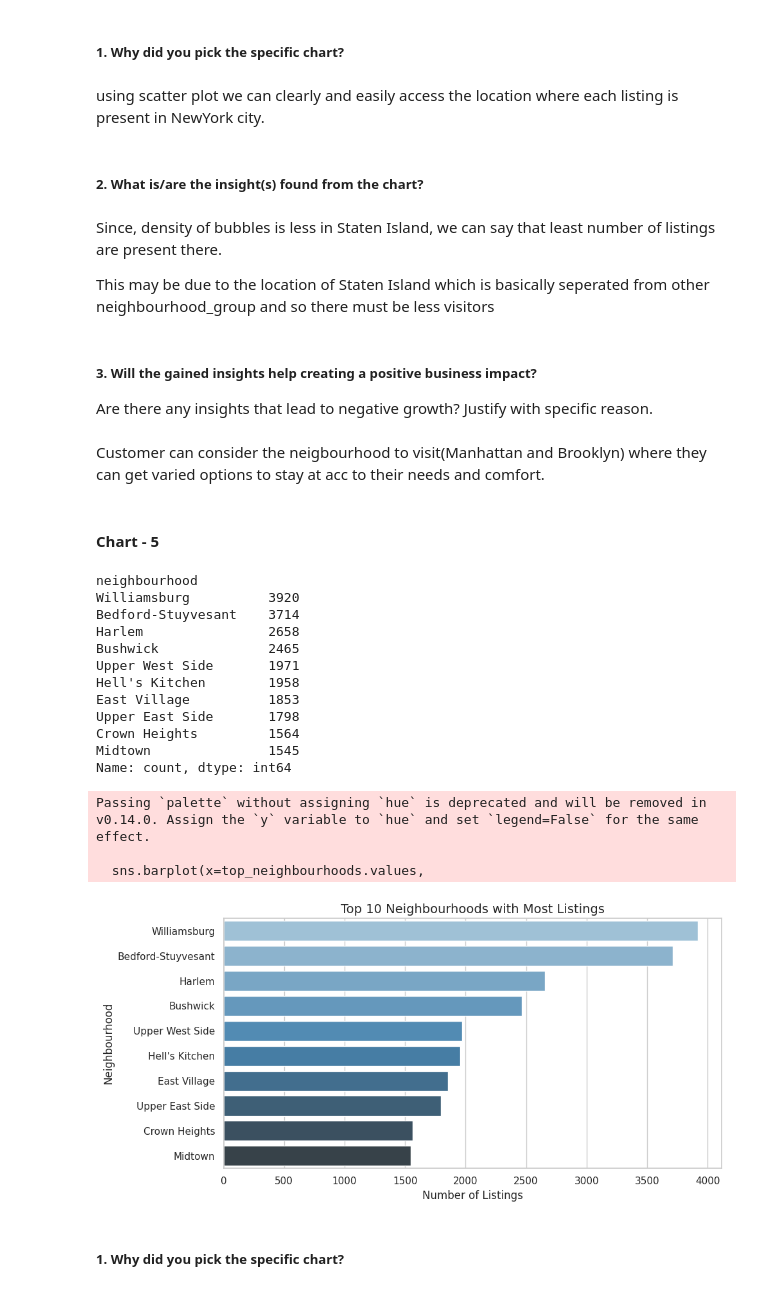
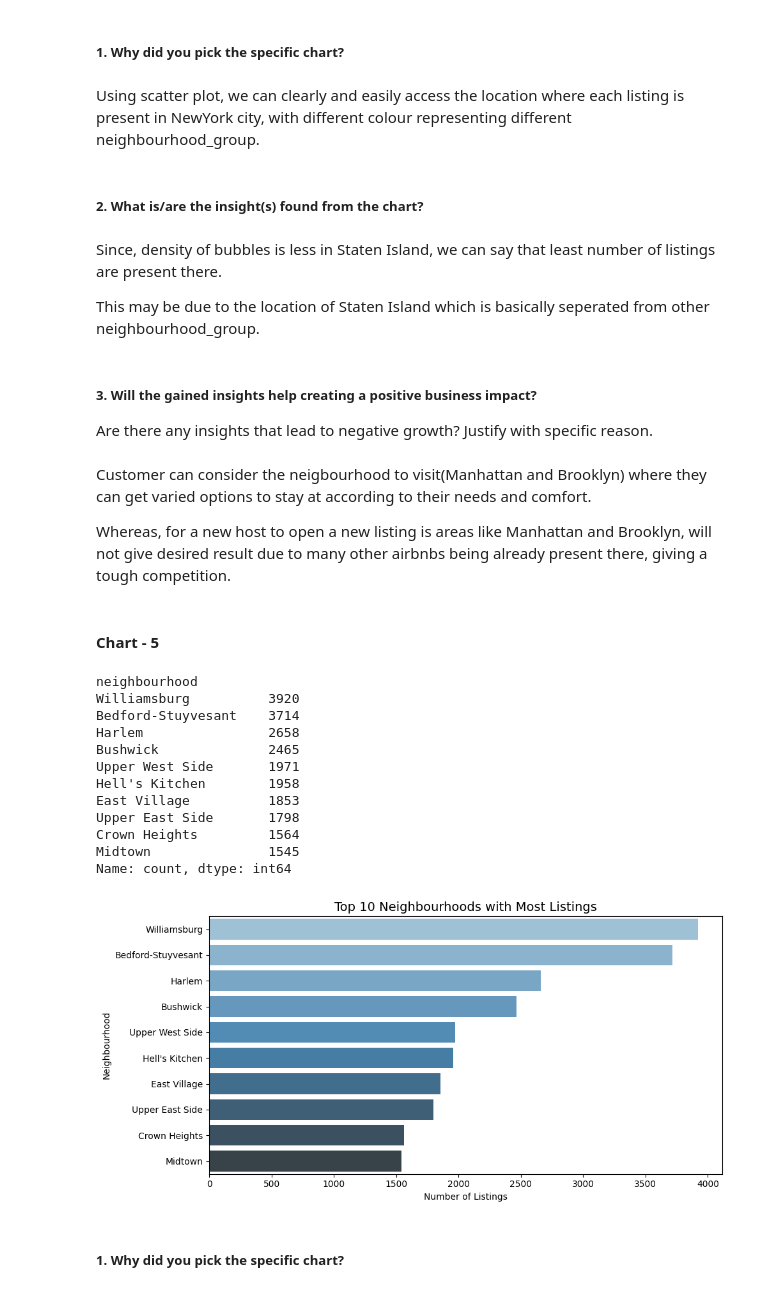
Before and after one commit to Srishti6125/AIRBNB, a Jupyter notebook: airbnb.ipynb, the cells around one changed output. Saved outputs shown, nothing was run; the diff lists cells and outputs as text; code cells hidden in the pictures.

```diff
--- a/airbnb.ipynb
+++ b/airbnb.ipynb
@@ -774,56 +794,55 @@ plt.show()
 # %% [markdown]
 ##### 1. Why did you pick the specific chart?
 # %% [markdown]
-using scatter plot we can clearly and easily access the location where each listing is present in NewYork city.
+Using scatter plot, we can clearly and easily access the location where each listing is present in NewYork city, with different colour representing different neighbourhood_group.
 # %% [markdown]
 ##### 2. What is/are the insight(s) found from the chart?
 # %% [markdown]
 Since, density of bubbles is less in Staten Island, we can say that least number of listings are present there.
 
-This may be due to the location of Staten Island which is basically seperated from other neighbourhood_group and so there must be less visitors
+This may be due to the location of Staten Island which is basically seperated from other neighbourhood_group.
 # %% [markdown]
 ##### 3. Will the gained insights help creating a positive business impact?
 Are there any insights that lead to negative growth? Justify with specific reason.
 # %% [markdown]
-Customer can consider the neigbourhood to visit(Manhattan and Brooklyn) where they can get varied options to stay at acc to their needs and comfort.
+Customer can consider the neigbourhood to visit(Manhattan and Brooklyn) where they can get varied options to stay at according to their needs and comfort.
+
+Whereas, for a new host to open a new listing is areas like Manhattan and Brooklyn, will not give desired result due to many other airbnbs being already present there, giving a tough competition.
 # %% [markdown]
 #### Chart - 5
 # %%
 # Chart - 5 visualization code
 
 #Top 10 Neighbourhoods with Most Listings
 
 top_neighbourhoods = df['neighbourhood'].value_counts().head(10)
 
 print(top_neighbourhoods)
 
 plt.figure(figsize=(10, 5))
 sns.barplot(x=top_neighbourhoods.values,
             y=top_neighbourhoods.index,
-            palette="Blues_d",
+            palette="Blues_d",hue =top_neighbourhoods.index,legend=False
             )
 plt.title("Top 10 Neighbourhoods with Most Listings", fontsize=14)
 plt.xlabel("Number of Listings")
 plt.ylabel("Neighbourhood")
 plt.tight_layout()
 plt.show()
 # %% [output]
 neighbourhood
 Williamsburg          3920
 Bedford-Stuyvesant    3714
 Harlem                2658
 Bushwick              2465
 Upper West Side       1971
 Hell's Kitchen        1958
 East Village          1853
 Upper East Side       1798
 Crown Heights         1564
 Midtown               1545
 Name: count, dtype: int64
-Passing `palette` without assigning `hue` is deprecated and will be removed in v0.14.0. Assign the `y` variable to `hue` and set `legend=False` for the same effect.
-
-  sns.barplot(x=top_neighbourhoods.values,
-[figure, old version]
+[figure, new version]
 # %% [markdown]
 ##### 1. Why did you pick the specific chart?
 # %% [markdown]
```
Also changed, not shown: parts of 56 cells of this notebook.
